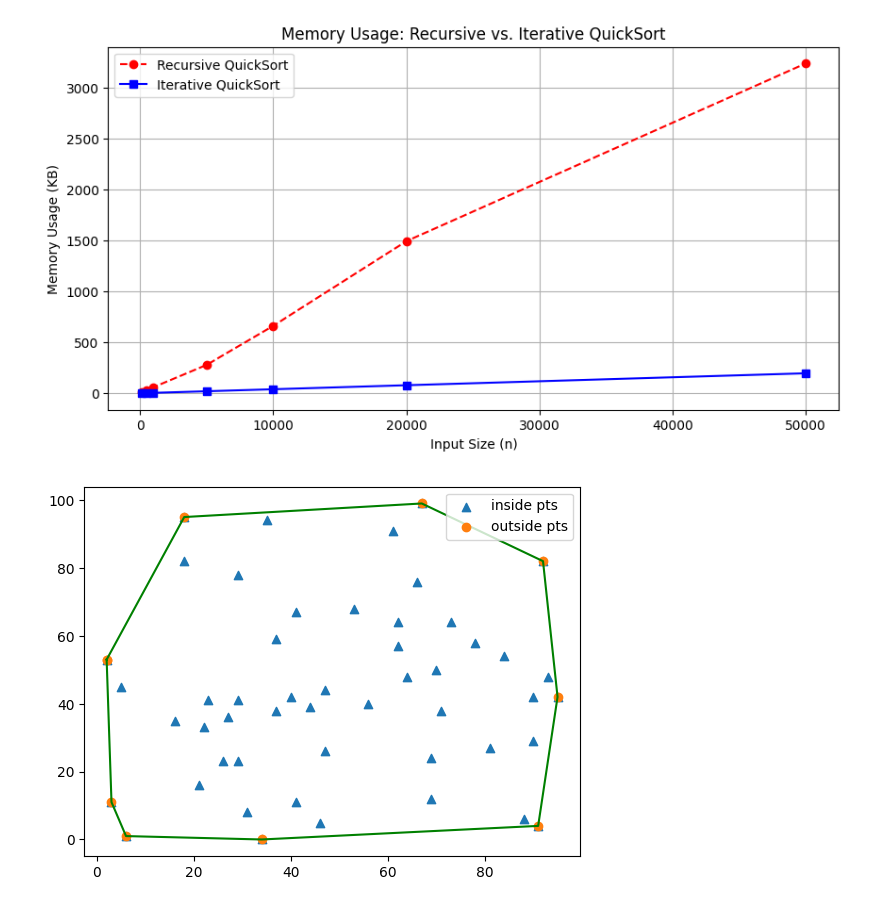
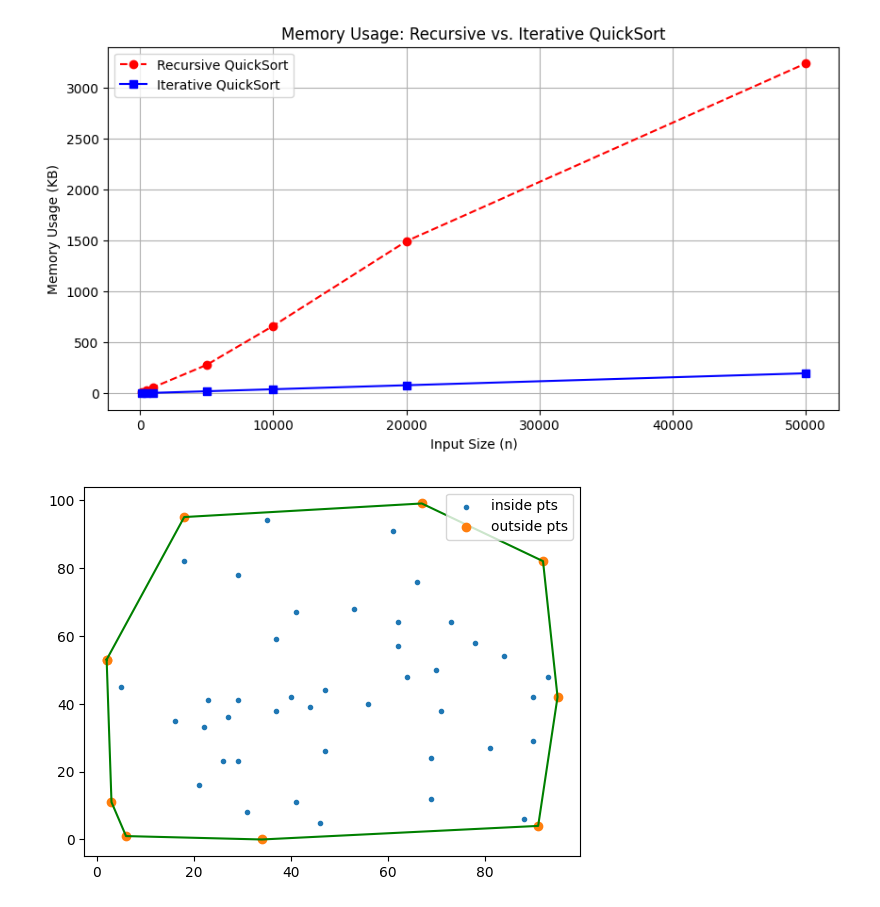
Before and after one commit to Nidhiverma04/ADA, a Jupyter notebook: LAB_4/quick_sort_space.ipynb, the cells around one changed output. Saved outputs shown, nothing was run; the diff lists cells and outputs as text; code cells hidden in the pictures.

```diff
--- a/LAB_4/quick_sort_space.ipynb
+++ b/LAB_4/quick_sort_space.ipynb
@@ -73,13 +73,13 @@ plt.show()
 # %%
 import matplotlib.pyplot as plt
 x = [41, 34, 69, 78, 62, 5, 81, 61, 95, 27, 91, 2, 92, 21, 18, 47, 71, 69, 67, 35, 3, 22, 73, 41, 53, 47, 62, 37, 23, 29, 16, 90, 88, 40, 64, 46, 90, 70, 6, 93, 29, 84, 56, 66, 31, 44, 26, 37, 18, 29]
 y = [67, 0, 24, 58, 64, 45, 27, 91, 42, 36, 4, 53, 82, 16, 95, 26, 38, 12, 99, 94, 11, 33, 64, 11, 68, 44, 57, 59, 41, 78, 35, 42, 6, 42, 48, 5, 29, 50, 1, 48, 23, 54, 40, 76, 8, 39, 23, 38, 82, 41]
 x1 = [2, 3, 6,34, 91, 95, 92, 67, 18, 2]
 y1 = [53, 11, 1, 0, 4, 42, 82, 99, 95, 53]
-plt.scatter(x,y, marker='^', label = 'inside pts')
-plt.scatter(x1, y1,label = 'outside pts')
+plt.scatter(x,y, marker='.', label = 'inside pts')
+plt.scatter(x1, y1,marker = 'o' ,label = 'outside pts')
 plt.plot(x1, y1, color='green')
 plt.legend()
 plt.show()
 # %% [output]
-[figure, old version]
+[figure, new version]
```
Also changed, not shown: parts of 1 cell of this notebook, 6 other files.
